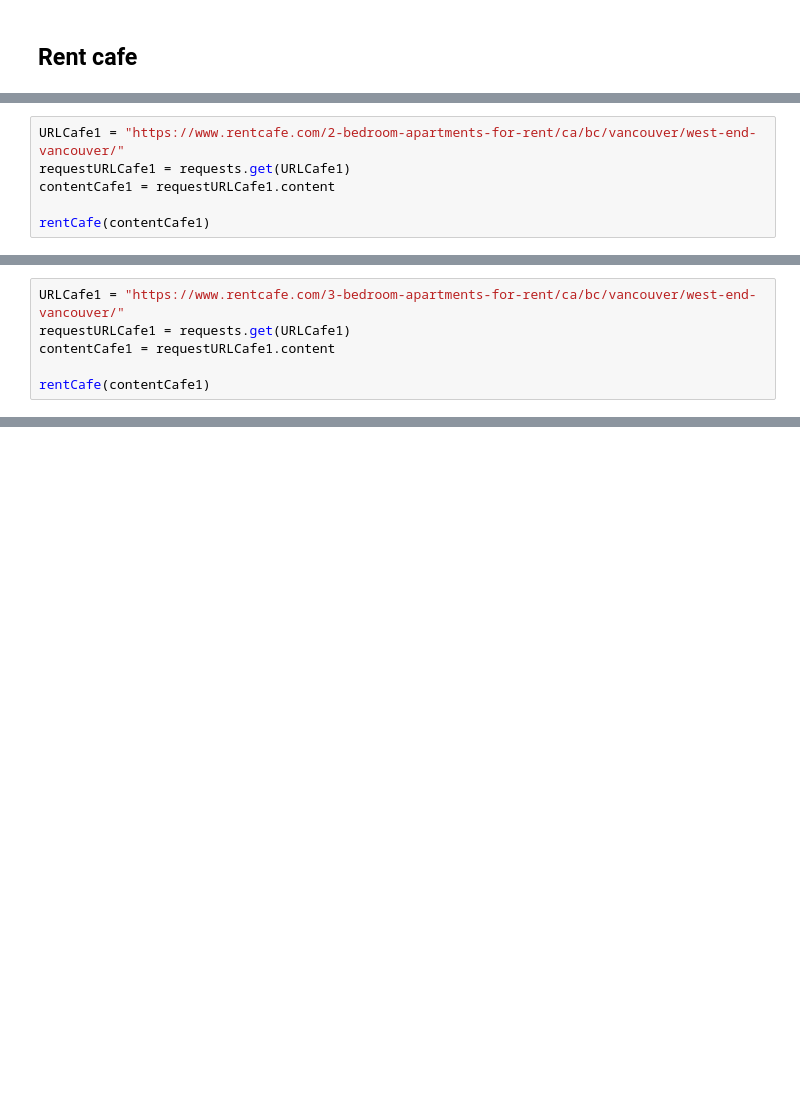
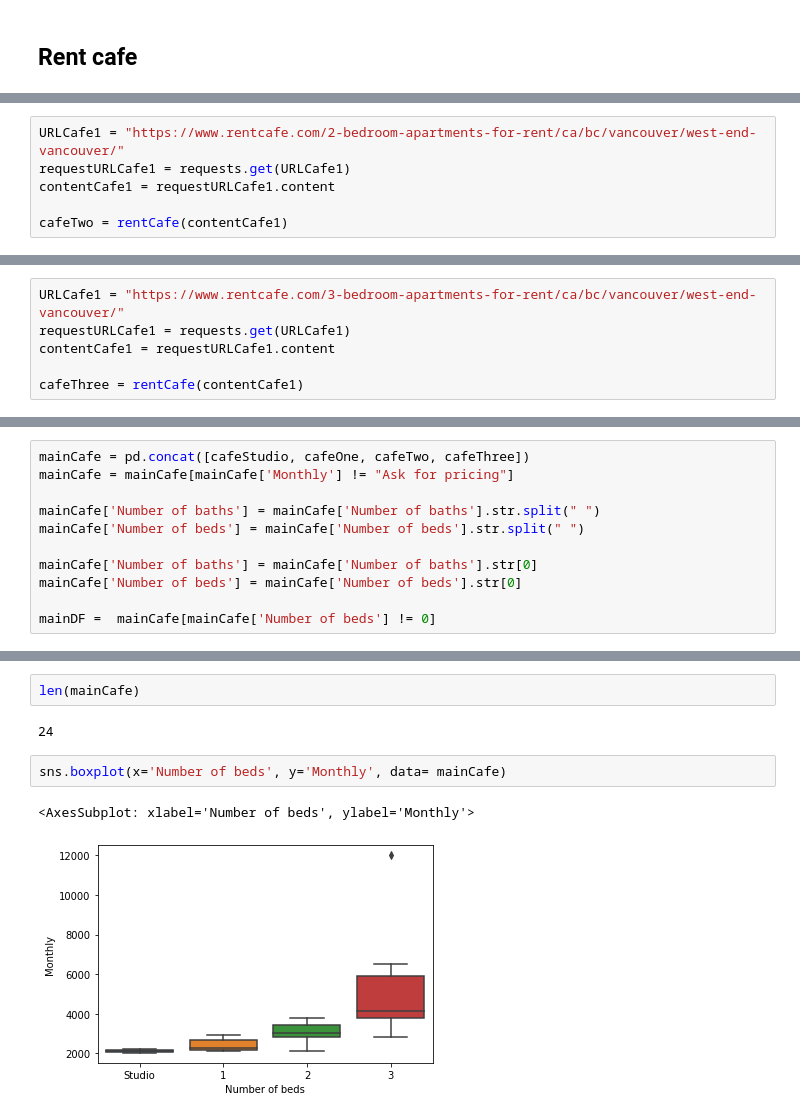
Before and after one commit to JamesKha/CodeChallenge, a Jupyter notebook: DataPrep.ipynb, the cells around one changed output, grey strips where cells are left out. Cells and saved outputs as stored; diff of their text form; blank space fills up the shorter version.

```diff
--- a/DataPrep.ipynb
+++ b/DataPrep.ipynb
@@ -365,4 +380,4 @@ URLCafe1 = "https://www.rentcafe.com/2-bedroom-apartments-for-rent/ca/bc/vancouv
 requestURLCafe1 = requests.get(URLCafe1)
 contentCafe1 = requestURLCafe1.content
 
-rentCafe(contentCafe1)
+cafeTwo = rentCafe(contentCafe1)
@@ -385,4 +386,4 @@ URLCafe1 = "https://www.rentcafe.com/3-bedroom-apartments-for-rent/ca/bc/vancouv
 requestURLCafe1 = requests.get(URLCafe1)
 contentCafe1 = requestURLCafe1.content
 
-rentCafe(contentCafe1)
+cafeThree = rentCafe(contentCafe1)
@@ -396,0 +390,11 @@ rentCafe(contentCafe1)
+# %%
+mainCafe = pd.concat([cafeStudio, cafeOne, cafeTwo, cafeThree])
+mainCafe = mainCafe[mainCafe['Monthly'] != "Ask for pricing"]
+
+mainCafe['Number of baths'] = mainCafe['Number of baths'].str.split(" ")
+mainCafe['Number of beds'] = mainCafe['Number of beds'].str.split(" ")
+
+mainCafe['Number of baths'] = mainCafe['Number of baths'].str[0]
+mainCafe['Number of beds'] = mainCafe['Number of beds'].str[0]
+
+mainDF =  mainCafe[mainCafe['Number of beds'] != 0]
@@ -396,0 +421,9 @@ rentCafe(contentCafe1)
+# %%
+len(mainCafe)
+# %% [output]
+24
+# %%
+sns.boxplot(x='Number of beds', y='Monthly', data= mainCafe)
+# %% [output]
+<AxesSubplot: xlabel='Number of beds', ylabel='Monthly'>
+[figure, added]
```
Also changed, not shown: parts of 40 cells of this notebook.
